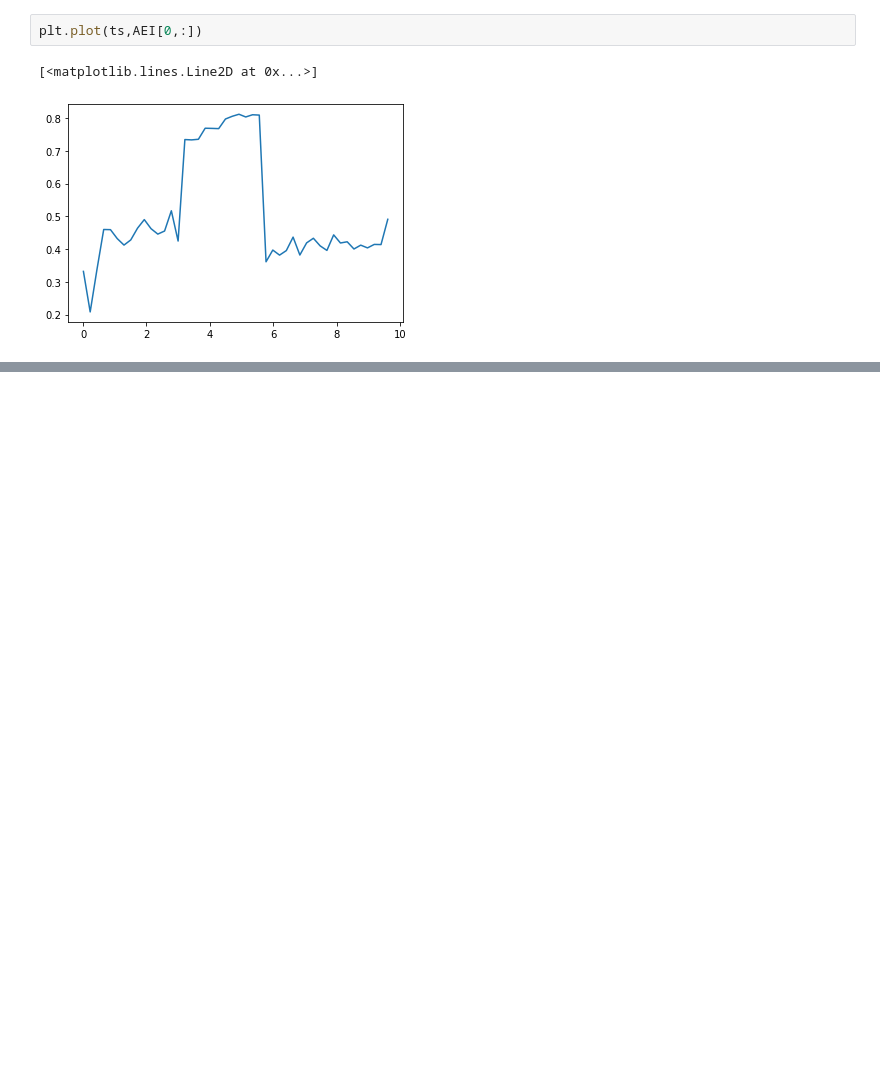
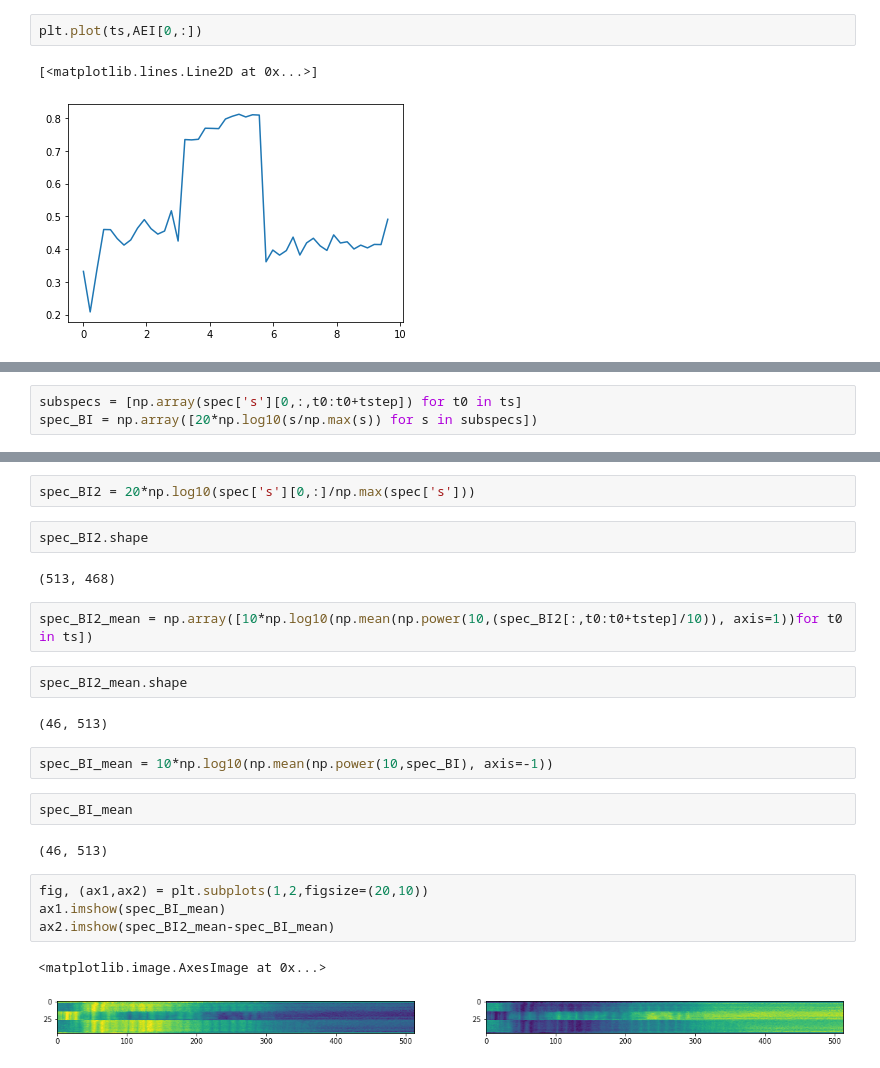
Before and after one commit to meguia/IRma, a Jupyter notebook: test1.ipynb, the cells around one changed output, grey strips where cells are left out. Cells and saved outputs as stored; diff of their text form; blank space fills up the shorter version.

```diff
--- a/test1.ipynb
+++ b/test1.ipynb
@@ -224,0 +163,3 @@ plt.plot(ts,AEI[0,:])
+# %%
+subspecs = [np.array(spec['s'][0,:,t0:t0+tstep]) for t0 in ts]
+spec_BI = np.array([20*np.log10(s/np.max(s)) for s in subspecs])
@@ -224,0 +170,25 @@ plt.plot(ts,AEI[0,:])
+# %%
+spec_BI2 = 20*np.log10(spec['s'][0,:]/np.max(spec['s']))
+# %%
+spec_BI2.shape
+# %% [output]
+(513, 468)
+# %%
+spec_BI2_mean = np.array([10*np.log10(np.mean(np.power(10,(spec_BI2[:,t0:t0+tstep]/10)), axis=1))for t0 in ts])
+# %%
+spec_BI2_mean.shape
+# %% [output]
+(46, 513)
+# %%
+spec_BI_mean = 10*np.log10(np.mean(np.power(10,spec_BI), axis=-1))
+# %%
+spec_BI_mean
+# %% [output]
+(46, 513)
+# %%
+fig, (ax1,ax2) = plt.subplots(1,2,figsize=(20,10))
+ax1.imshow(spec_BI_mean)
+ax2.imshow(spec_BI2_mean-spec_BI_mean)
+# %% [output]
+<matplotlib.image.AxesImage at 0x...>
+[figure, added]
```
Also changed, not shown: parts of 36 cells of this notebook, 1 other file.
